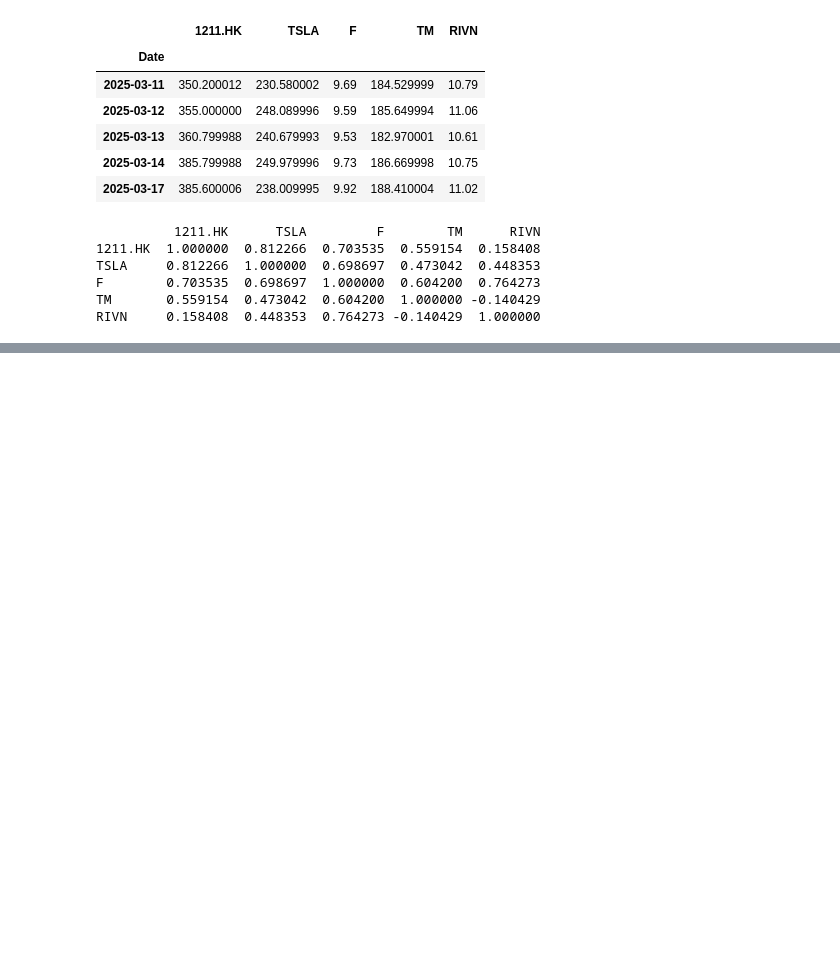
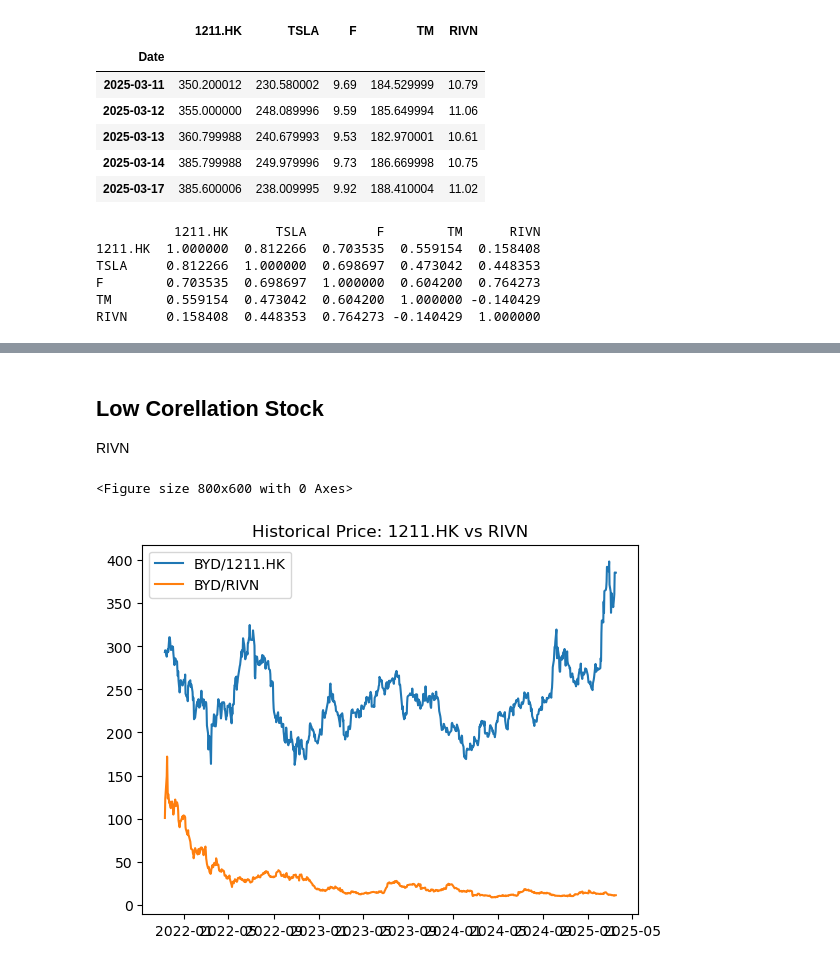
Before and after one commit to andrew67sebastian/UBS-FInance, a Jupyter notebook: main.ipynb, the cells around one changed output, grey strips where cells are left out. Cells and saved outputs as stored; diff of their text form; code cells hidden in the pictures; blank space fills up the shorter version.

```diff
--- a/main.ipynb
+++ b/main.ipynb
@@ -97,0 +245,26 @@ sns.heatmap(corr_matrix, annot=True)
+# %% [markdown]
+## Low Corellation Stock
+RIVN
+# %%
+figure(figsize=(8,6),dpi=100)
+ticker1 = '1211.HK'
+ticker2 = 'RIVN'
+
+data1 = df_ind[ticker1].dropna()
+data2 = df_ind[ticker2].dropna()
+
+data1, data2 = data1.align(data2, join='inner')
+plt.figure()
+plt.plot(data1, label=f'BYD/{ticker1}')
+plt.plot(data2, label=f'BYD/{ticker2}')
+
+plt.title(f'Historical Price: {ticker1} vs {ticker2}')
+plt.legend()
+
+# Show or save the plot (uncomment the appropriate line below)
+plt.show()  # This will display the plot on screen
+# plt.savefig(f'plot_{ticker1}_vs_{ticker2}.png')  # This will save each plot as a file
+plt.close()  # Close the figure to free memory
+# %% [output]
+<Figure size 800x600 with 0 Axes>
+[figure, added]
```
Also changed, not shown: parts of 47 cells of this notebook.
